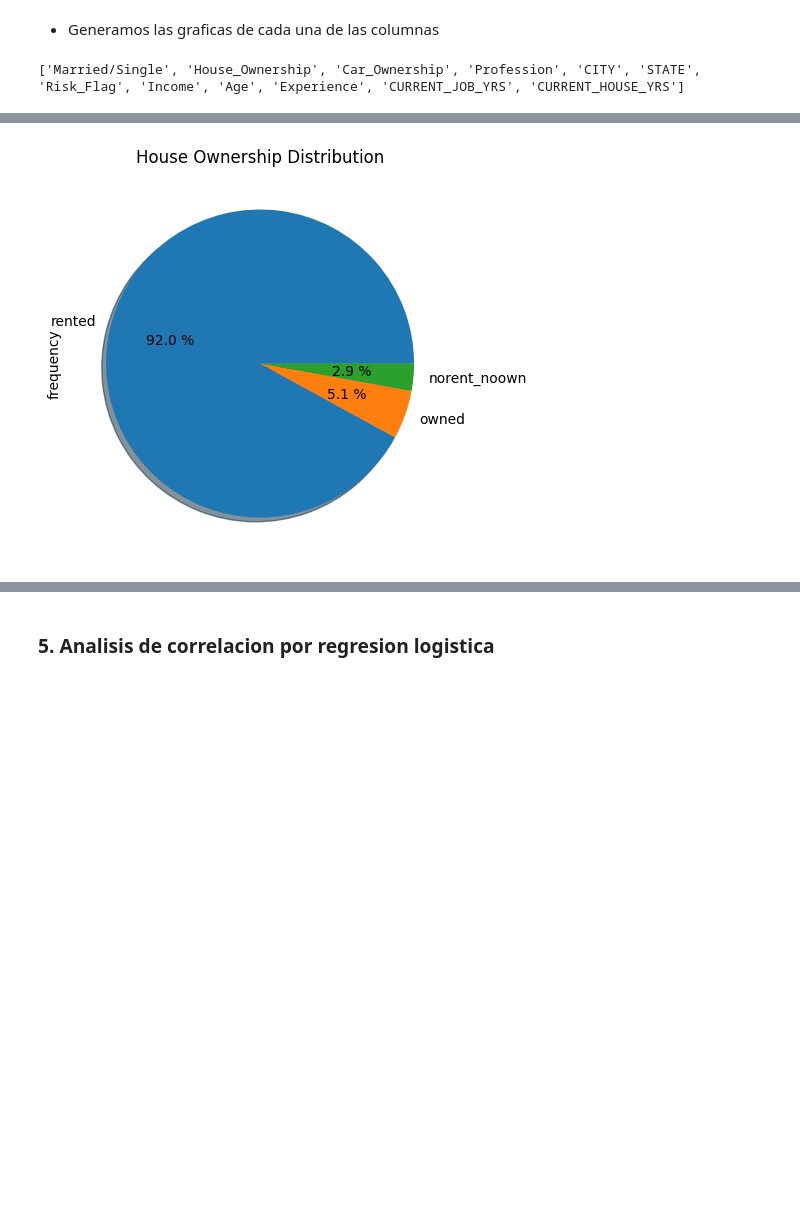
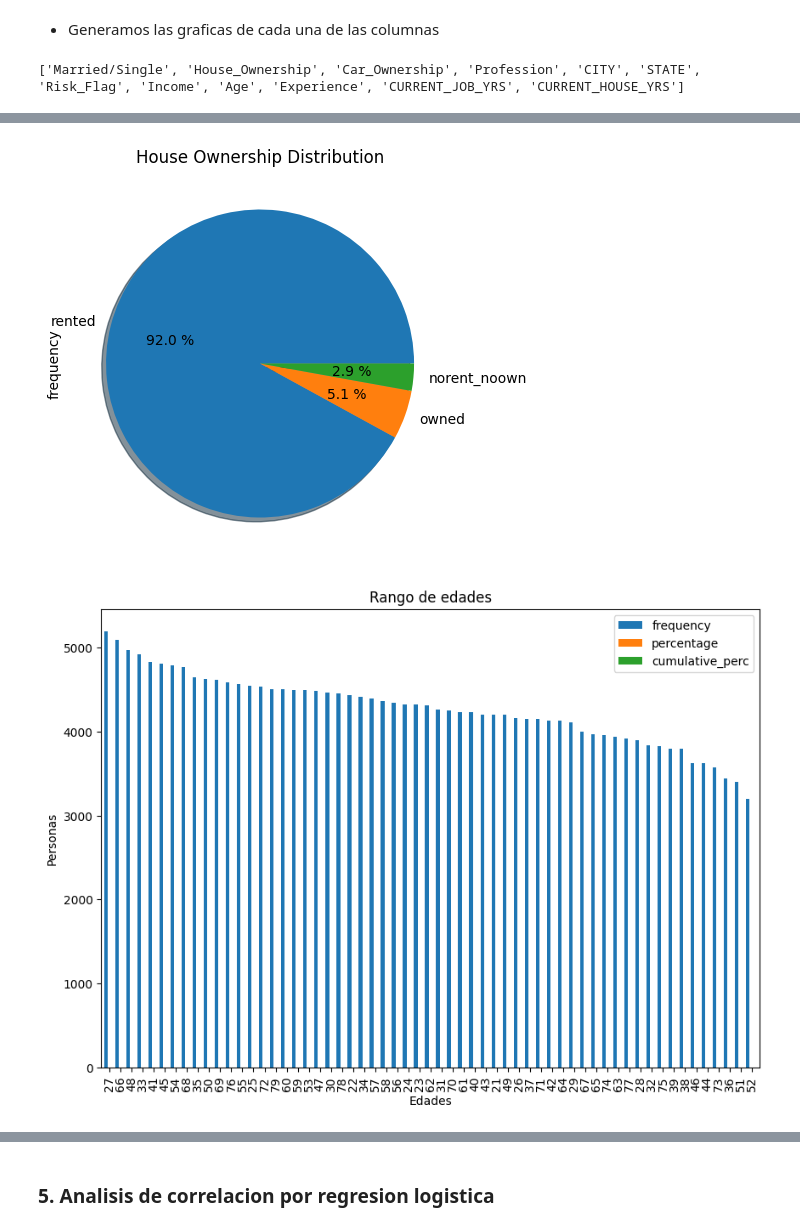
Before and after one commit to JIsraP/Actividad7_RegresionLogistica, a Jupyter notebook: Act7_RegresionLogistica.ipynb, the cells around one changed output, grey strips where cells are left out. Drawn from its saved outputs; the diff is of its cells as text; code cells hidden in the pictures; blank space fills up the shorter version.

```diff
--- a/Act7_RegresionLogistica.ipynb
+++ b/Act7_RegresionLogistica.ipynb
@@ -244,31 +244,51 @@ for name in data.columns:
 
 print(columnNames)
 
 #Mostrar todas las graficas
 
 for name in columnNames:
 
     if name == "Married/Single":
 
         table = freq_tbl(data['Married/Single'])
         Filtro = table[table['frequency'] > 1]
         Filtro_setter = Filtro.set_index("Married/Single")
 
         fig, axes = plt.subplots(1, 1, figsize=(10, 12))
         Filtro_setter["frequency"].plot(kind="pie", figsize=(10,5), shadow=True, autopct="%0.1f %%")
         axes.set_title('Married/Single Distribution')
 
     if name == "House_Ownership":
 
         table = freq_tbl(data['House_Ownership'])
         Filtro1 = table[table['frequency'] > 20]
         Filtro_setter = Filtro1.set_index("House_Ownership")
 
-
         fig2, axes = plt.subplots(1, 1, figsize=(10, 12))
         Filtro_setter["frequency"].plot(kind="pie", figsize=(10,5), shadow=True, autopct="%0.1f %%")
         axes.set_title('House Ownership Distribution')
+
+    if name == "Age":
+        table = freq_tbl(data['Age'].astype("string"))
+        Filtro = table[table['frequency']>9]
+        Filtro_setter = Filtro.set_index("Age")
+        Filtro_setter
+        Filtro_setter.plot(kind = "bar" , width=1, figsize=(10,7))
+        plt.title('Rango de edades')
+        plt.xlabel('Edades')
+        plt.ylabel('Personas')
+
+    if name == "Experience":
+        table = freq_tbl(data['Experience'].astype("string"))
+        Filtro = table[table['frequency']>9]
+        Filtro_setter = Filtro.set_index("Experience")
+        Filtro_setter
+        Filtro_setter.plot(kind = "bar" , width=1, figsize=(10,7))
+        plt.title('Años de experiencia')
+        plt.xlabel('Años')
+        plt.ylabel('Personas')
 # %% [output]
 ['Married/Single', 'House_Ownership', 'Car_Ownership', 'Profession', 'CITY', 'STATE', 'Risk_Flag', 'Income', 'Age', 'Experience', 'CURRENT_JOB_YRS', 'CURRENT_HOUSE_YRS']
 [figure]
 [figure]
+[figure, added]
```
Also changed, not shown: parts of 2 cells of this notebook.
